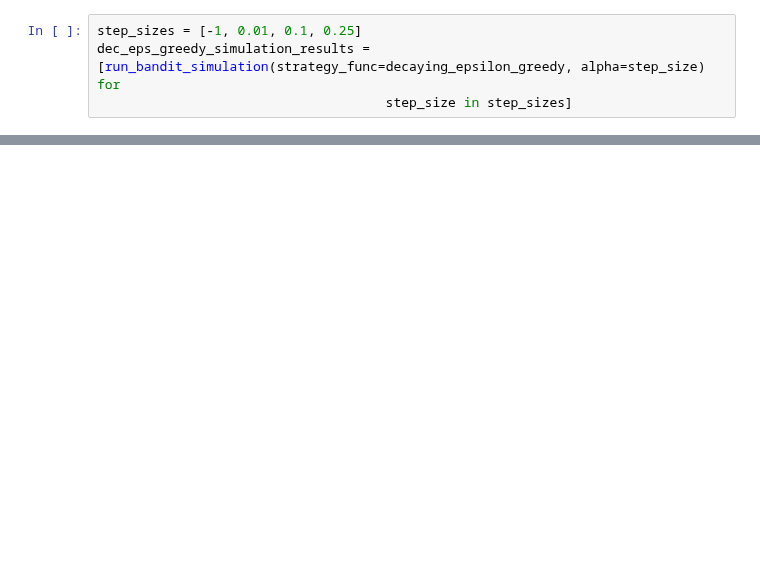
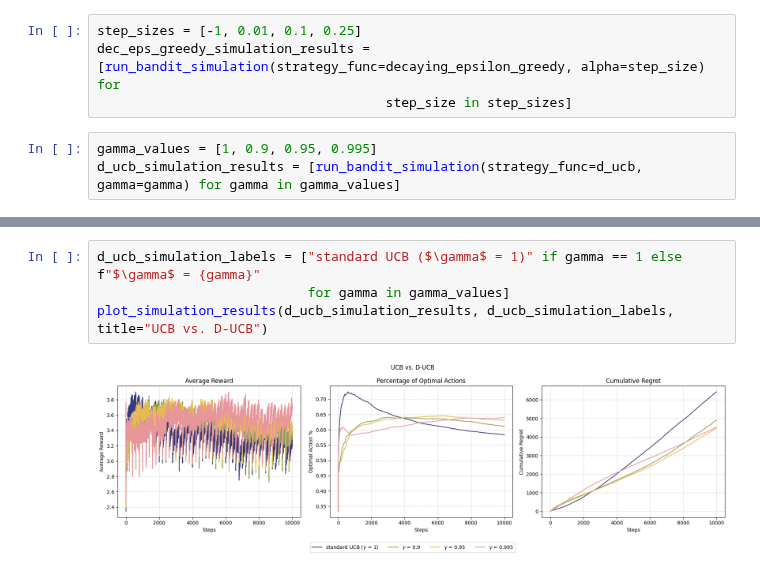
Before and after one commit to kuimetra/reinforcement_learning, a Jupyter notebook: final_project/part1.ipynb, the cells around one changed output, grey strips where cells are left out. Saved outputs shown, nothing was run; the diff lists cells and outputs as text; blank space fills up the shorter version.

```diff
--- a/final_project/part1.ipynb
+++ b/final_project/part1.ipynb
@@ -69,4 +117,7 @@ def run_bandit_simulation(strategy_func, num_runs=500, num_steps=5000, **strateg
 step_sizes = [-1, 0.01, 0.1, 0.25]
 dec_eps_greedy_simulation_results = [run_bandit_simulation(strategy_func=decaying_epsilon_greedy, alpha=step_size) for
                                      step_size in step_sizes]
+# %%
+gamma_values = [1, 0.9, 0.95, 0.995]
+d_ucb_simulation_results = [run_bandit_simulation(strategy_func=d_ucb, gamma=gamma) for gamma in gamma_values]
 # %%
@@ -104,0 +157,6 @@ plot_simulation_results(dec_eps_greedy_simulation_results, dec_eps_greedy_simula
+# %%
+d_ucb_simulation_labels = ["standard UCB ($\gamma$ = 1)" if gamma == 1 else f"$\gamma$ = {gamma}"
+                           for gamma in gamma_values]
+plot_simulation_results(d_ucb_simulation_results, d_ucb_simulation_labels, title="UCB vs. D-UCB")
+# %% [output]
+[figure, added]
```
Also changed, not shown: parts of 5 cells of this notebook.
